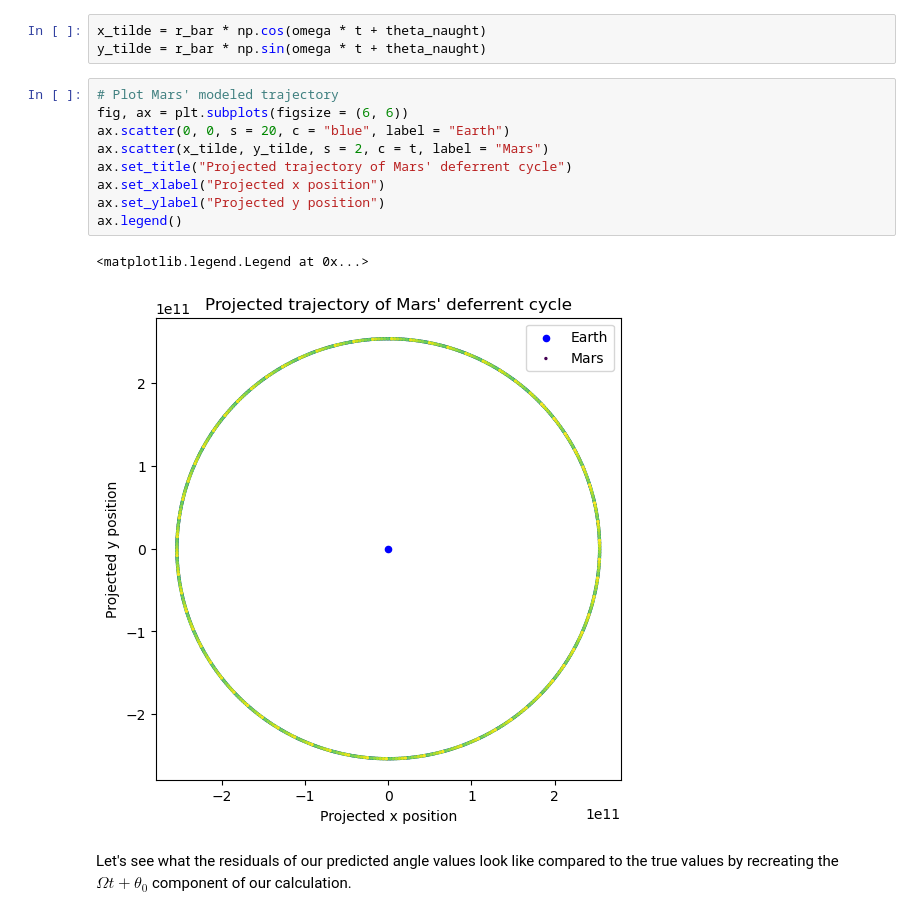
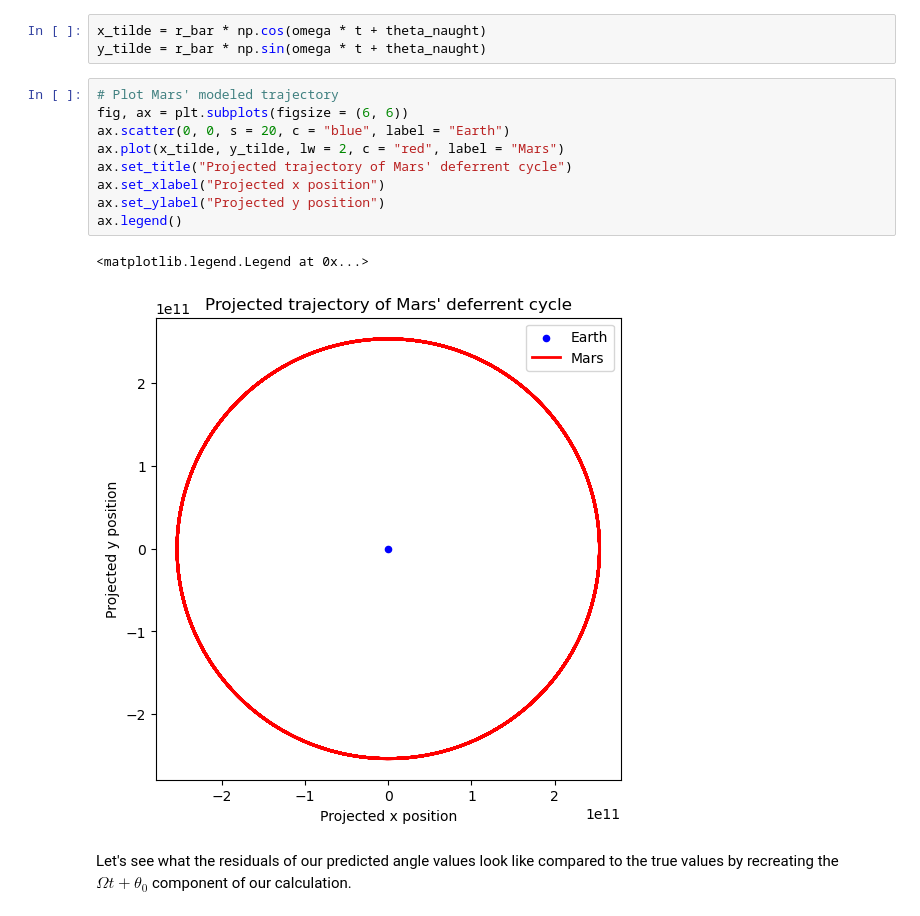
Before and after one commit to lemondoroshow/geoscienceModeling, a Jupyter notebook: celestialMechanics/copernican_revolution.ipynb, the cells around one changed output. Drawn from its saved outputs; the diff is of its cells as text.

Commit message:
Finish non-diagram, non-writeup parts

```diff
--- a/celestialMechanics/copernican_revolution.ipynb
+++ b/celestialMechanics/copernican_revolution.ipynb
@@ -73,15 +73,15 @@ y_tilde = r_bar * np.sin(omega * t + theta_naught)
 # %%
 # Plot Mars' modeled trajectory
 fig, ax = plt.subplots(figsize = (6, 6))
 ax.scatter(0, 0, s = 20, c = "blue", label = "Earth")
-ax.scatter(x_tilde, y_tilde, s = 2, c = t, label = "Mars")
+ax.plot(x_tilde, y_tilde, lw = 2, c = "red", label = "Mars")
 ax.set_title("Projected trajectory of Mars' deferrent cycle")
 ax.set_xlabel("Projected x position")
 ax.set_ylabel("Projected y position")
 ax.legend()
 # %% [output]
 <matplotlib.legend.Legend at 0x...>
-[figure, old version]
+[figure, new version]
 # %% [markdown]
 Let's see what the residuals of our predicted angle values look like compared to the true values by recreating the $\Omega t + \theta_0$ component of our calculation.
 # %%
```
Also changed, not shown: parts of 21 cells of this notebook.
